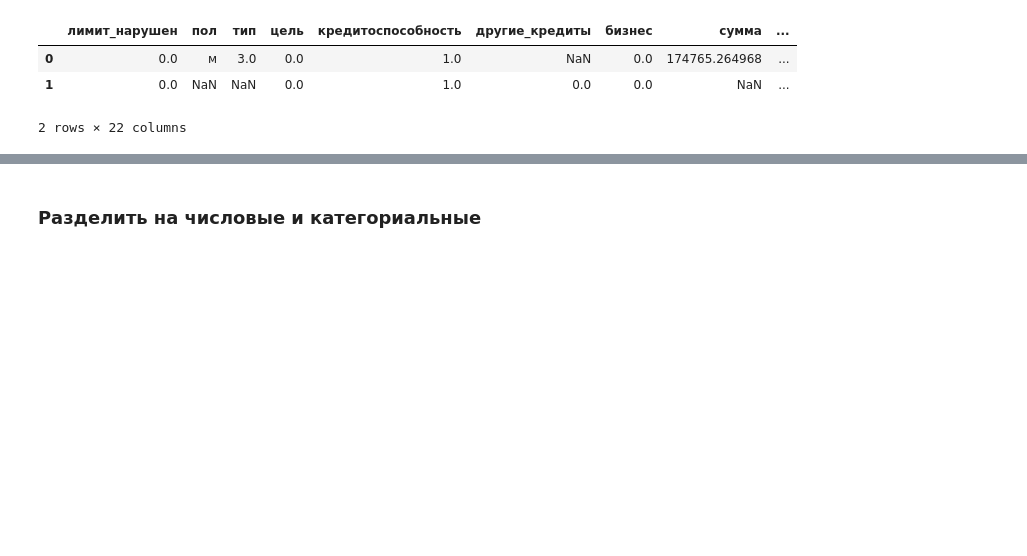
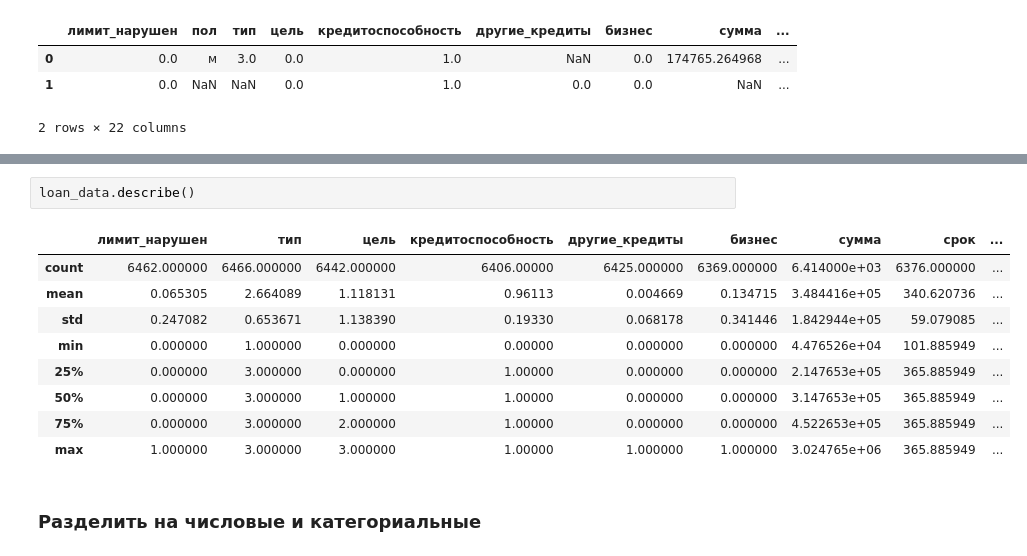
Before and after one commit to AndBoyS/hse-ml-managers, a Jupyter notebook: mba/mba_solution.ipynb, the cells around one changed output, grey strips where cells are left out. Saved outputs shown, nothing was run; the diff lists cells and outputs as text; blank space fills up the shorter version.

```diff
--- a/mba/mba_solution.ipynb
+++ b/mba/mba_solution.ipynb
@@ -41,3 +76,15 @@ loan_data.head(2)
+# %%
+loan_data.describe()
+# %% [output]
+|  | лимит_нарушен | тип | цель | кредитоспособность | другие_кредиты | бизнес | сумма | срок | ... |
+| count | 6462.000000 | 6466.000000 | 6442.000000 | 6406.00000 | 6425.000000 | 6369.000000 | 6.414000e+03 | 6376.000000 | ... |
+| mean | 0.065305 | 2.664089 | 1.118131 | 0.96113 | 0.004669 | 0.134715 | 3.484416e+05 | 340.620736 | ... |
+| std | 0.247082 | 0.653671 | 1.138390 | 0.19330 | 0.068178 | 0.341446 | 1.842944e+05 | 59.079085 | ... |
+| min | 0.000000 | 1.000000 | 0.000000 | 0.00000 | 0.000000 | 0.000000 | 4.476526e+04 | 101.885949 | ... |
+| 25% | 0.000000 | 3.000000 | 0.000000 | 1.00000 | 0.000000 | 0.000000 | 2.147653e+05 | 365.885949 | ... |
+| 50% | 0.000000 | 3.000000 | 1.000000 | 1.00000 | 0.000000 | 0.000000 | 3.147653e+05 | 365.885949 | ... |
+| 75% | 0.000000 | 3.000000 | 2.000000 | 1.00000 | 0.000000 | 0.000000 | 4.522653e+05 | 365.885949 | ... |
+| max | 1.000000 | 3.000000 | 3.000000 | 1.00000 | 1.000000 | 1.000000 | 3.024765e+06 | 365.885949 | ... |
 # %% [markdown]
 ### Разделить на числовые и категориальные
 # %%
```
Also changed, not shown: parts of 23 cells of this notebook, 8 other files.
